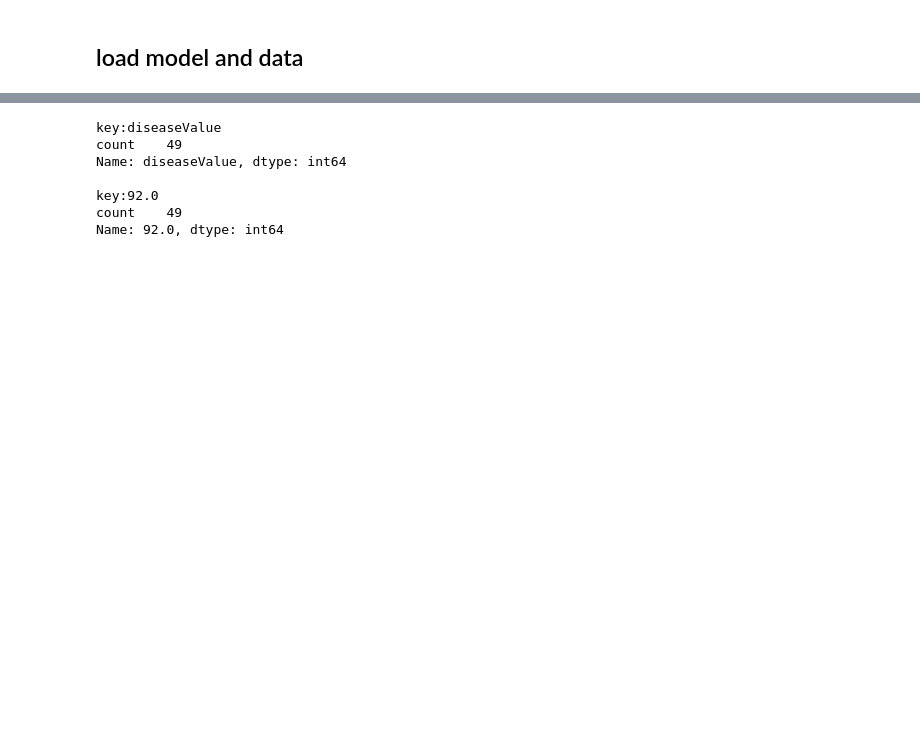
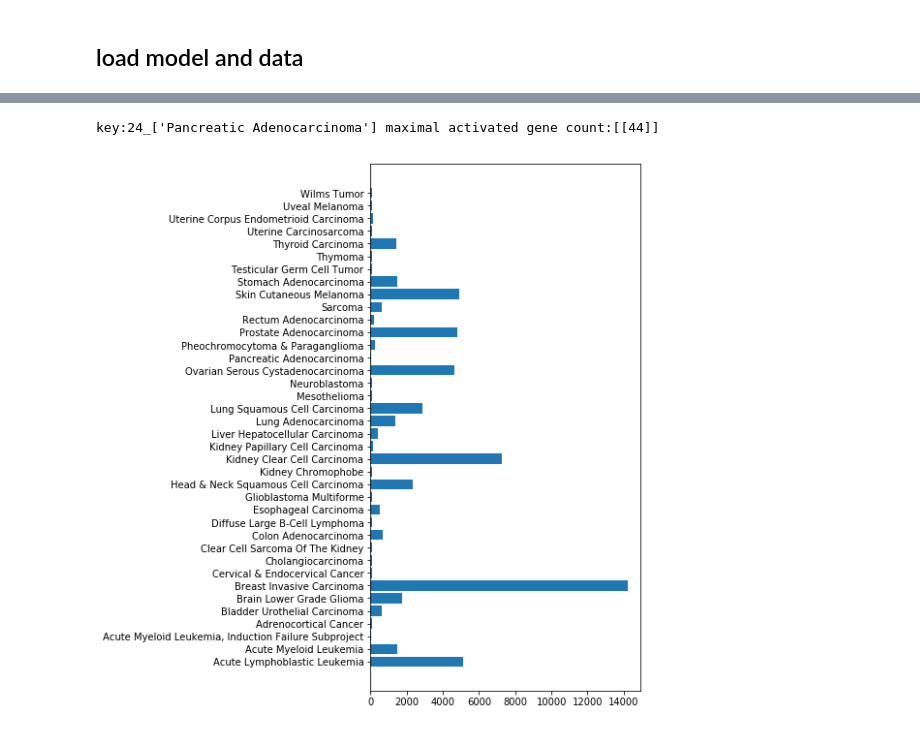
Before and after one commit to AEDWIP/BME-230a, a Jupyter notebook: diseaseTypeClassifierEval.ipynb, the cells around one changed output, grey strips where cells are left out. Drawn from its saved outputs; the diff is of its cells as text; code cells hidden in the pictures; blank space fills up the shorter version.

Commit message:
clear check in add barh plot

```diff
--- a/diseaseTypeClassifierEval.ipynb
+++ b/diseaseTypeClassifierEval.ipynb
@@ -104,7 +89,7 @@ load XDF and YDF , what is the deiase value if normal? I get it imputed to eithe
 # %%
 modelName="diseaseClassifier"
 modelRootDir = "{}/models".format(rootDir)
-fullModelPath = "{}/full{}.h5".format(modelRootDir, modelName)
+fullModelPath = "{}/{}.h5".format(modelRootDir, modelName)
 diseaseClassifierModel = load_model(fullModelPath)
 diseaseClassifierModel.summary()
 # %% [output]
@@ -223,21 +209,19 @@ print(xxxDF.shape)
 58580           0.0
 RangeIndex(start=0, stop=58581, step=1)
 (58581, 1)
-# %%
-stats = dict()
-grouped = xxxDF.groupby("diseaseValue")
-for key, group in grouped:
-    stats = group.agg(['count'])
-    stats[key] = stats
-
-print()
-for key in stats.keys():
-    print("key:{}\n{}\n".format(key, stats[key]))
-# %% [output]
-key:diseaseValue
-count    49
-Name: diseaseValue, dtype: int64
-
-key:92.0
-count    49
-Name: 92.0, dtype: int64
+# %%
+%%capture --no-display
+# turn off deprecation warnings
+# https://ipython.readthedocs.io/en/stable/interactive/magics.html?highlight=capture#cellmagic-capture
+counts = dict()
+grouped = xxxDF.groupby("diseaseValue")
+for diseaseValue, group in grouped:
+    stats = group.agg(['count'])
+    dv = int(diseaseValue)
+    key = "{}_{}".format(dv,diseaseLabelEncoder.inverse_transform([dv]) )
+    counts[key] = stats.values
+# %%
+print("key:24_['Pancreatic Adenocarcinoma'] maximal activated gene count:{}"
+         .format(counts["24_['Pancreatic Adenocarcinoma']"]))
+# %% [output]
+key:24_['Pancreatic Adenocarcinoma'] maximal activated gene count:[[44]]
@@ -243,0 +241,13 @@ Name: 92.0, dtype: int64
+# %%
+%%capture --no-display
+# turn off deprecation warnings
+# https://ipython.readthedocs.io/en/stable/interactive/magics.html?highlight=capture#cellmagic-capture
+dt = diseaseLabelEncoder.inverse_transform(range(38))
+# %%
+fig, ax = plt.subplots()
+fig.set_size_inches(5,10)
+countsList = [v[0][0] for v in counts.values()]
+plt.barh(dt, countsList )
+plt.show()
+# %% [output]
+[figure, added]
```
Also changed, not shown: parts of 11 cells of this notebook, 2 other files.
